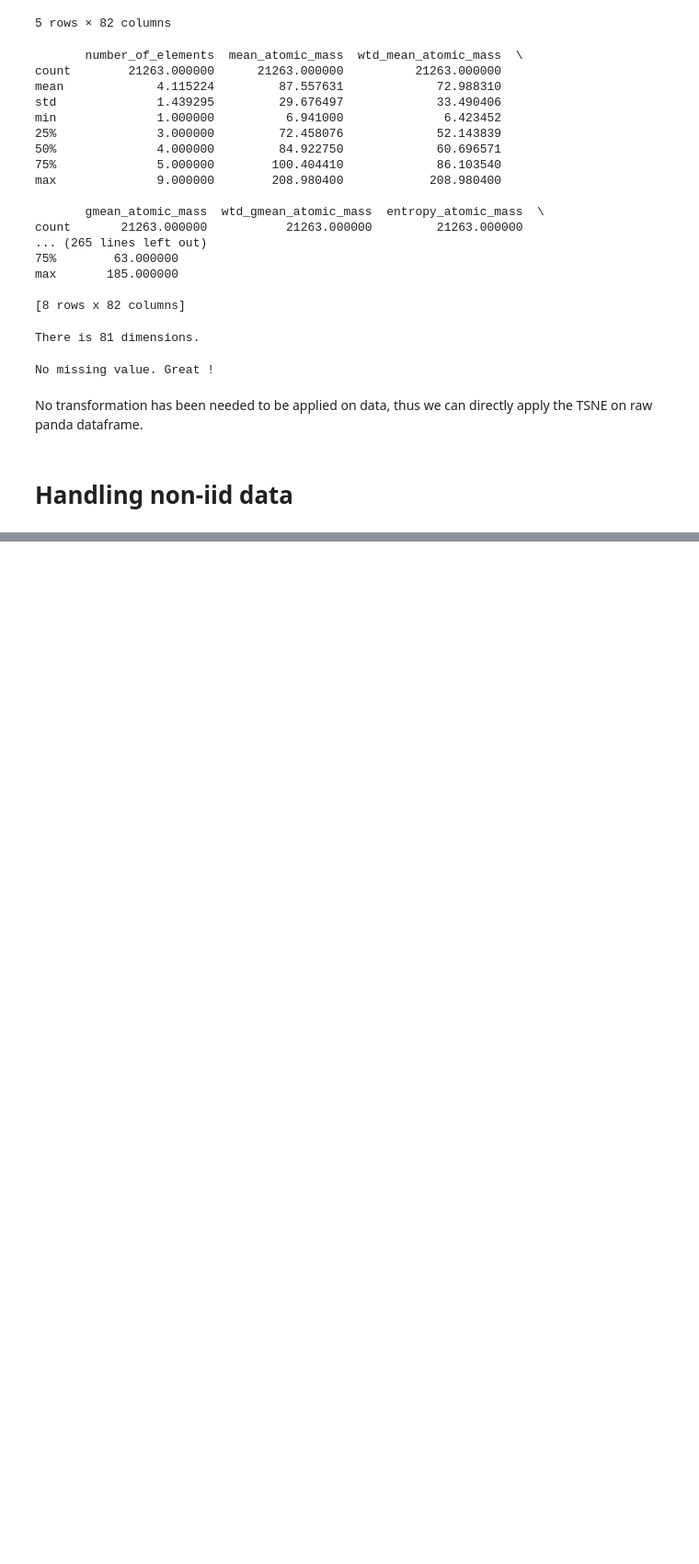
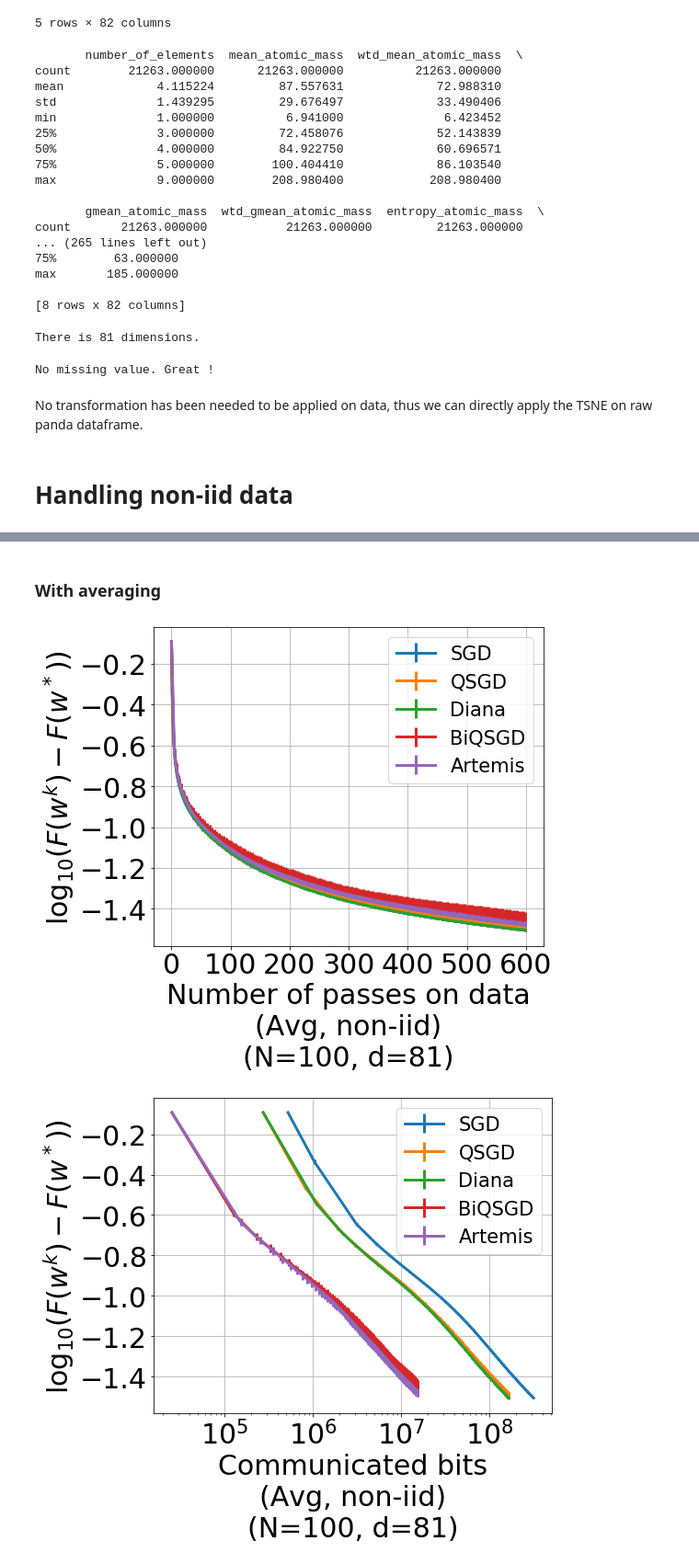
Before and after one commit to philipco/artemis-bidirectional-compression, a Jupyter notebook: notebook/devices-sampling-superconduct.ipynb, the cells around one changed output, grey strips where cells are left out. Shown at 92% size. Drawn from its saved outputs; the diff is of its cells as text; code cells hidden in the pictures; blank space fills up the shorter version.

```diff
--- a/notebook/devices-sampling-superconduct.ipynb
+++ b/notebook/devices-sampling-superconduct.ipynb
@@ -452,0 +218,15 @@ plot_error_dist(res.get_loss(obj), res.names, res.nb_devices_for_the_run, dim_no
+# %% [markdown]
+### With averaging
+# %%
+obj = pickle_loader("{0}-noniid-obj_min".format(filename))
+res = pickle_loader("{0}-noniid-descent-b{1}-s1".format(filename, batch_size))
+
+plot_error_dist(res.get_loss(obj, averaged=True), res.names, res.nb_devices_for_the_run,
+                dim_notebook, all_error=res.get_std(obj, averaged=True),
+                x_legend="Number of passes on data\n(Avg, non-iid)")
+plot_error_dist(res.get_loss(obj, averaged=True), res.names, res.nb_devices_for_the_run, dim_notebook,
+                x_points=res.X_number_of_bits, all_error=res.get_std(obj, averaged=True),
+                x_legend="Communicated bits\n(Avg, non-iid)")
+# %% [output]
+[figure, added]
+[figure, added]
```
Also changed, not shown: parts of 51 cells of this notebook, 12 other files.
